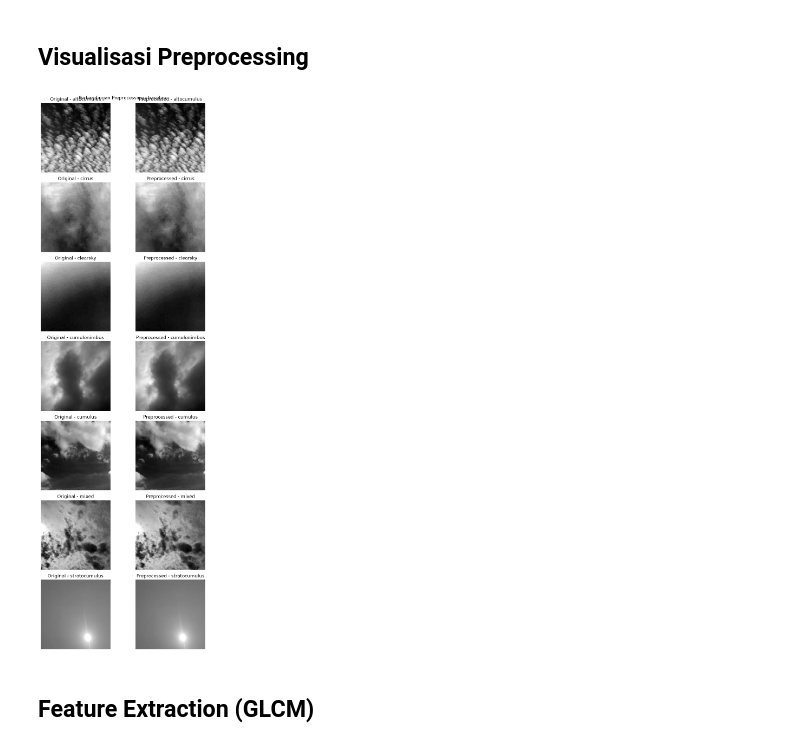
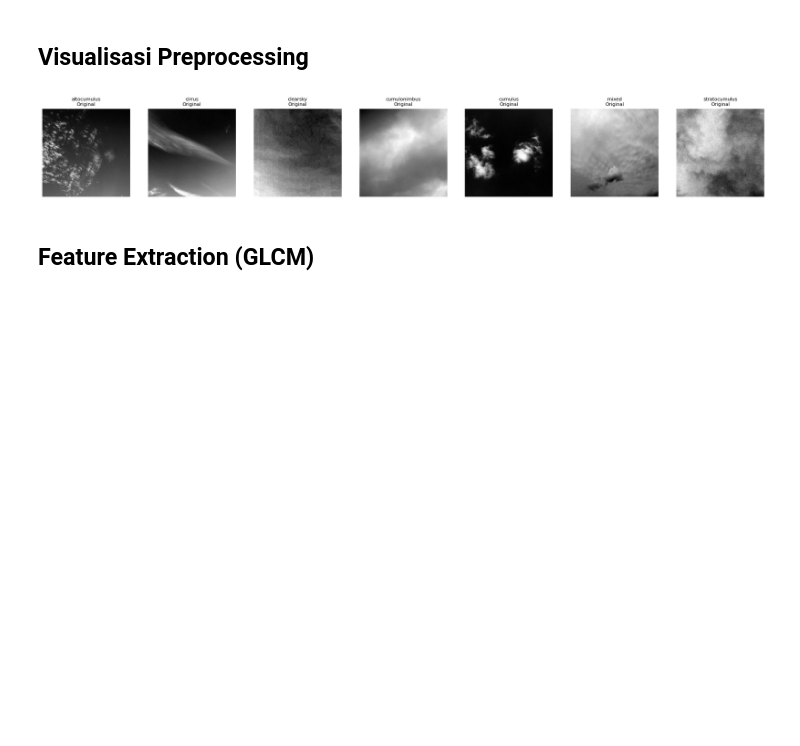
Before and after one commit to Vuxyn/cloud-classification, a Jupyter notebook: notebooks/00_baseline.ipynb, the cells around one changed output. Drawn from its saved outputs; the diff is of its cells as text; code cells hidden in the pictures; blank space fills up the shorter version.

Commit message:
last experiment

```diff
--- a/notebooks/00_baseline.ipynb
+++ b/notebooks/00_baseline.ipynb
@@ -168,30 +168,10 @@ else:
 # %% [markdown]
 ## Visualisasi Preprocessing
 # %%
-# Tampilkan perbandingan original vs hasil preprocessing
-# 1 sample per kelas, 2 kolom: original | preprocessed
-
-unique_labels = sorted(set(labels))
-n_classes = len(unique_labels)
-fig, axes = plt.subplots(n_classes, 2, figsize=(8, 3 * n_classes))
-if n_classes == 1:
-    axes = np.array([axes])
-
-for row, label in enumerate(unique_labels):
-    idx = next(i for i, lb in enumerate(labels) if lb == label)
-    axes[row, 0].imshow(images[idx], cmap='gray')
-    axes[row, 0].set_title(f'Original - {label}')
-    axes[row, 0].axis('off')
-
-    axes[row, 1].imshow(images_preprocessed[idx], cmap='gray')
-    axes[row, 1].set_title(f'Preprocessed - {label}')
-    axes[row, 1].axis('off')
-
-plt.suptitle(f'Perbandingan Preprocessing - {EXPERIMENT_NAME}')
-plt.tight_layout()
-plt.show()
+# Visualisasi Preprocessing Bertahap secara otomatis untuk semua tahapan
+visualize_pipeline_steps(images, labels, PIPELINE)
 # %% [output]
-[figure, old version]
+[figure, new version]
 # %% [markdown]
 ## Feature Extraction (GLCM)
 # %%
```
Also changed, not shown: parts of 9 cells of this notebook, 14 other files.
